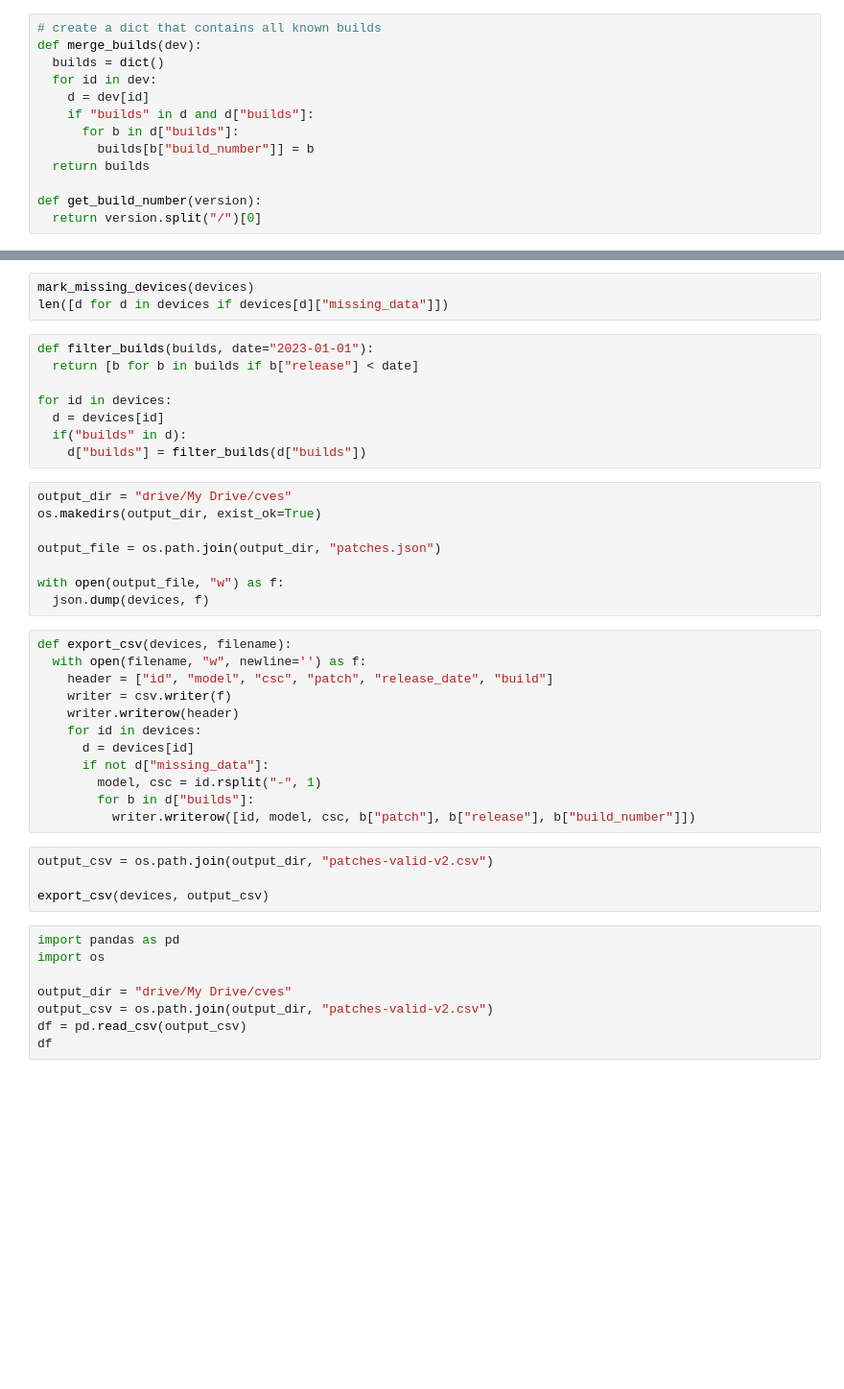
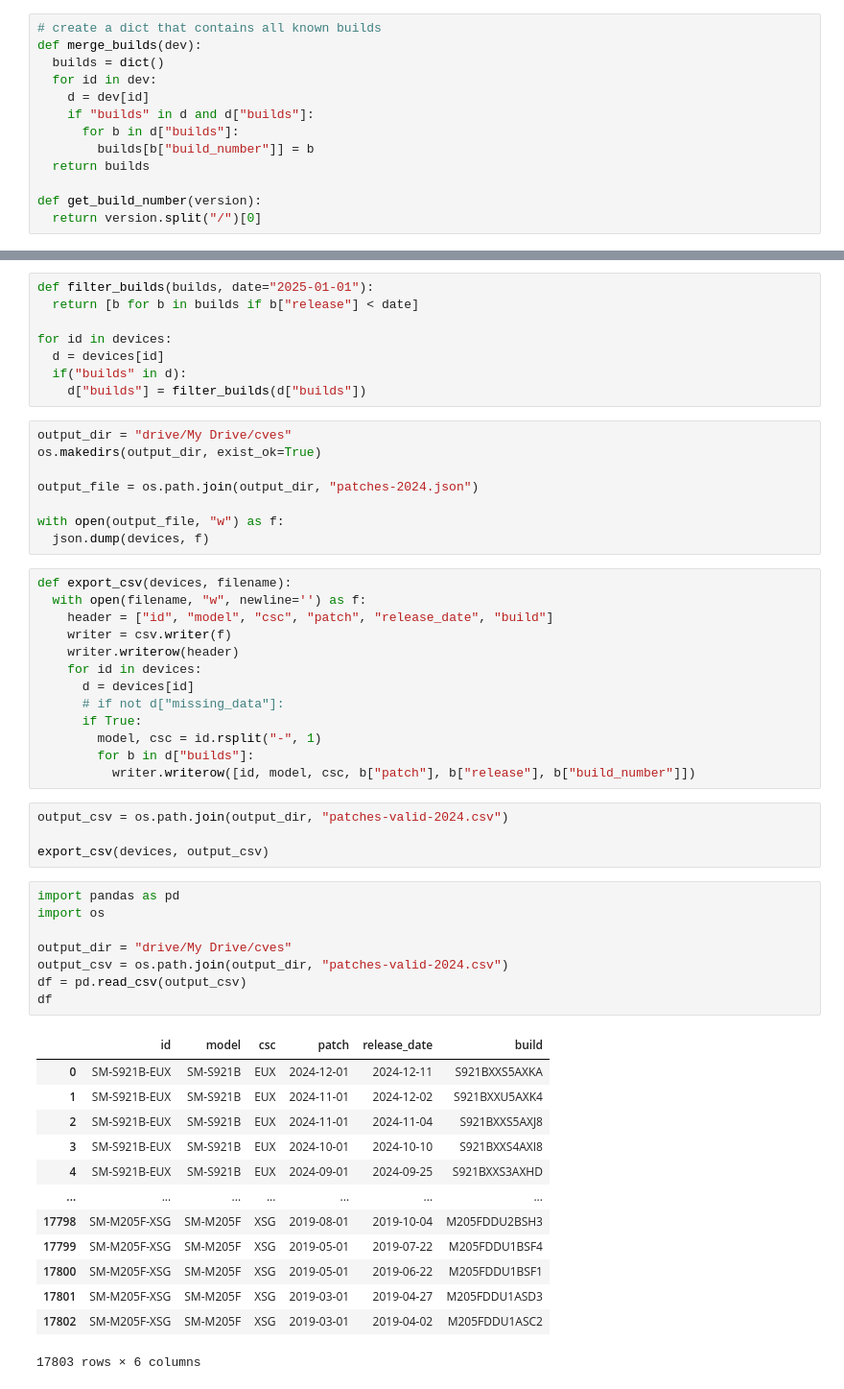
Before and after one commit to virtualpatch/virtualpatch_data, a Jupyter notebook: notebooks/samsung_dl_ICSE.ipynb, the cells around one changed output, grey strips where cells are left out. Shown at 96% size. Saved outputs shown, nothing was run; the diff lists cells and outputs as text; blank space fills up the shorter version.

Commit message:
update data analysis

```diff
--- a/notebooks/samsung_dl_ICSE.ipynb
+++ b/notebooks/samsung_dl_ICSE.ipynb
@@ -298,11 +358,8 @@ def mark_missing_devices(devices):
     else:
       print(f"no builds for {id}")
       d["missing_data"] = True
-# %%
-mark_missing_devices(devices)
-len([d for d in devices if devices[d]["missing_data"]])
 # %%
-def filter_builds(builds, date="2023-01-01"):
+def filter_builds(builds, date="2025-01-01"):
   return [b for b in builds if b["release"] < date]
 
 for id in devices:
@@ -313,7 +370,7 @@ for id in devices:
 output_dir = "drive/My Drive/cves"
 os.makedirs(output_dir, exist_ok=True)
 
-output_file = os.path.join(output_dir, "patches.json")
+output_file = os.path.join(output_dir, "patches-2024.json")
 
 with open(output_file, "w") as f:
   json.dump(devices, f)
@@ -325,22 +382,37 @@ def export_csv(devices, filename):
     writer.writerow(header)
     for id in devices:
       d = devices[id]
-      if not d["missing_data"]:
+      # if not d["missing_data"]:
+      if True:
         model, csc = id.rsplit("-", 1)
         for b in d["builds"]:
           writer.writerow([id, model, csc, b["patch"], b["release"], b["build_number"]])
 # %%
-output_csv = os.path.join(output_dir, "patches-valid-v2.csv")
+output_csv = os.path.join(output_dir, "patches-valid-2024.csv")
 
 export_csv(devices, output_csv)
 # %%
 import pandas as pd
 import os
 
 output_dir = "drive/My Drive/cves"
-output_csv = os.path.join(output_dir, "patches-valid-v2.csv")
+output_csv = os.path.join(output_dir, "patches-valid-2024.csv")
 df = pd.read_csv(output_csv)
 df
+# %% [output]
+|  | id | model | csc | patch | release_date | build |
+| 0 | SM-S921B-EUX | SM-S921B | EUX | 2024-12-01 | 2024-12-11 | S921BXXS5AXKA |
+| 1 | SM-S921B-EUX | SM-S921B | EUX | 2024-11-01 | 2024-12-02 | S921BXXU5AXK4 |
+| 2 | SM-S921B-EUX | SM-S921B | EUX | 2024-11-01 | 2024-11-04 | S921BXXS5AXJ8 |
+| 3 | SM-S921B-EUX | SM-S921B | EUX | 2024-10-01 | 2024-10-10 | S921BXXS4AXI8 |
+| 4 | SM-S921B-EUX | SM-S921B | EUX | 2024-09-01 | 2024-09-25 | S921BXXS3AXHD |
+| ... | ... | ... | ... | ... | ... | ... |
+| 17798 | SM-M205F-XSG | SM-M205F | XSG | 2019-08-01 | 2019-10-04 | M205FDDU2BSH3 |
+| 17799 | SM-M205F-XSG | SM-M205F | XSG | 2019-05-01 | 2019-07-22 | M205FDDU1BSF4 |
+| 17800 | SM-M205F-XSG | SM-M205F | XSG | 2019-05-01 | 2019-06-22 | M205FDDU1BSF1 |
+| 17801 | SM-M205F-XSG | SM-M205F | XSG | 2019-03-01 | 2019-04-27 | M205FDDU1ASD3 |
+| 17802 | SM-M205F-XSG | SM-M205F | XSG | 2019-03-01 | 2019-04-02 | M205FDDU1ASC2 |
+17803 rows × 6 columns
 # %%
 print(len(models))
 print(len(cscs))
```
Also changed, not shown: parts of 8 cells of this notebook, 5 other files.
